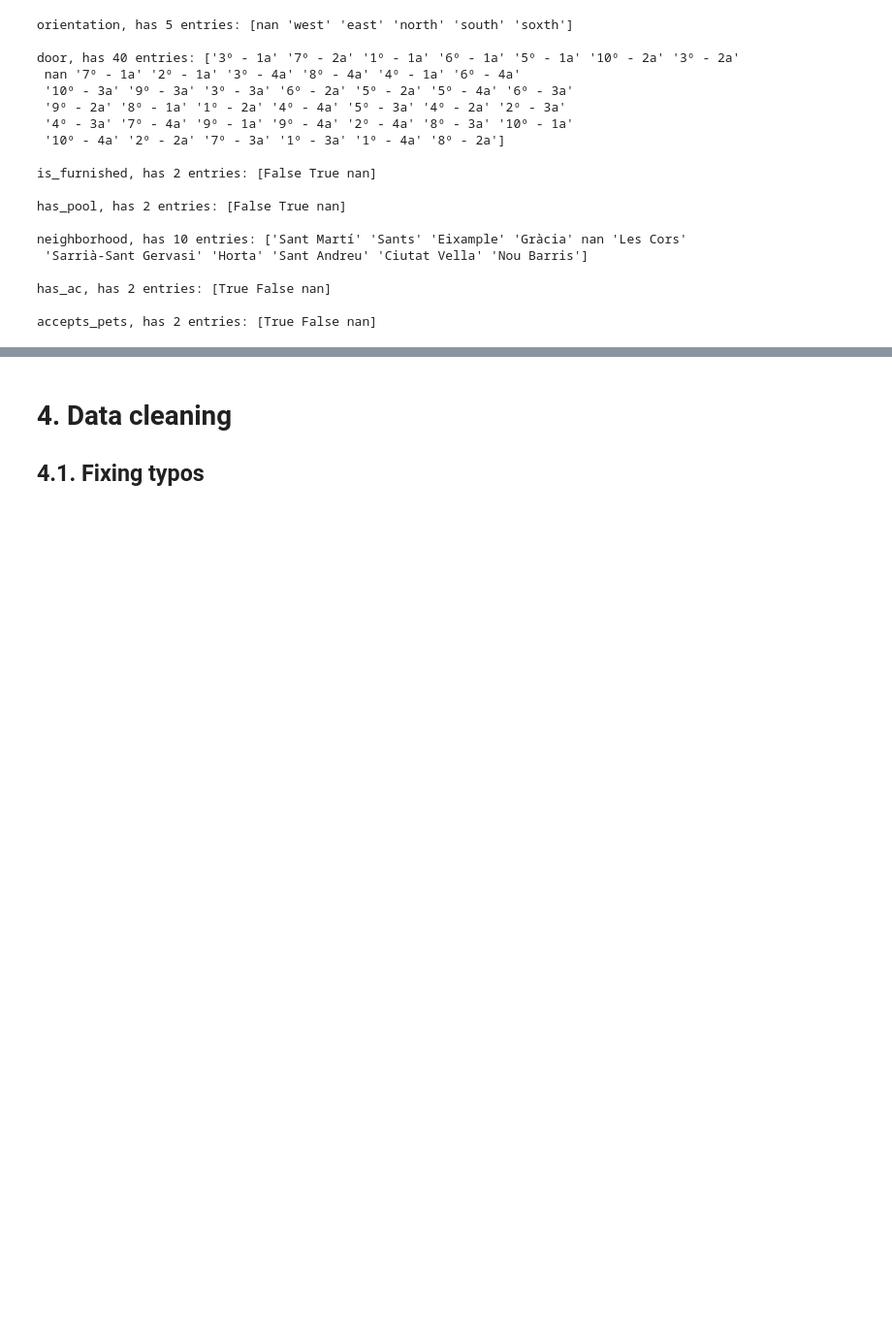
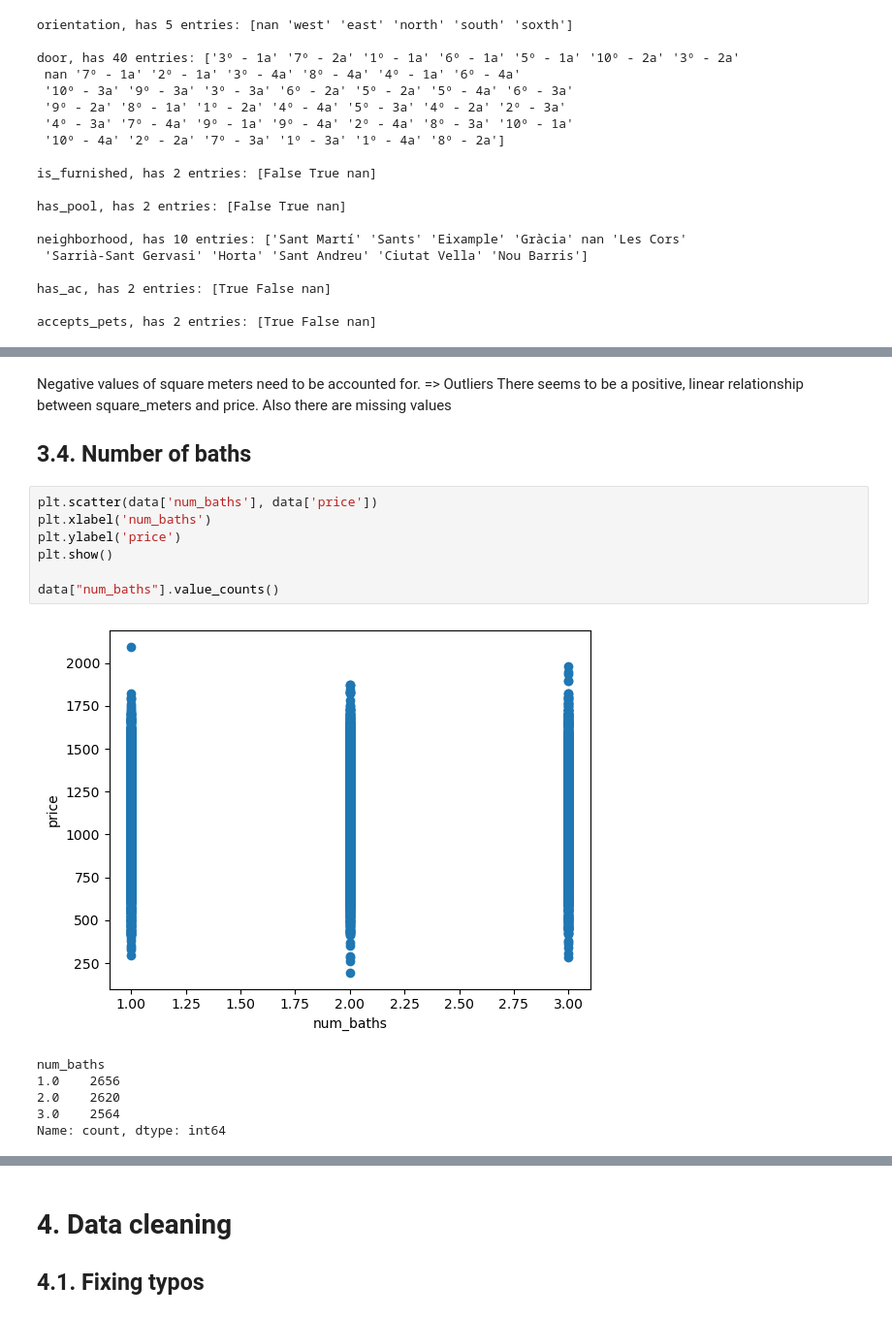
Before and after one commit to DenisProcyon/DSDM_ML_Pred, a Jupyter notebook: main.ipynb, the cells around one changed output, grey strips where cells are left out. Shown at 97% size. Drawn from its saved outputs; the diff is of its cells as text; blank space fills up the shorter version.

```diff
--- a/main.ipynb
+++ b/main.ipynb
@@ -66,0 +105,19 @@ accepts_pets, has 2 entries: [True False nan]
+# %% [markdown]
+Negative values of square meters need to be accounted for. => Outliers
+There seems to be a positive, linear relationship between square_meters and price. Also there are missing values
+
+## 3.4. Number of baths
+# %%
+plt.scatter(data['num_baths'], data['price'])
+plt.xlabel('num_baths')
+plt.ylabel('price')
+plt.show()
+
+data["num_baths"].value_counts()
+# %% [output]
+[figure, added]
+num_baths
+1.0    2656
+2.0    2620
+3.0    2564
+Name: count, dtype: int64
```
Also changed, not shown: parts of 26 cells of this notebook, 1 other file.
